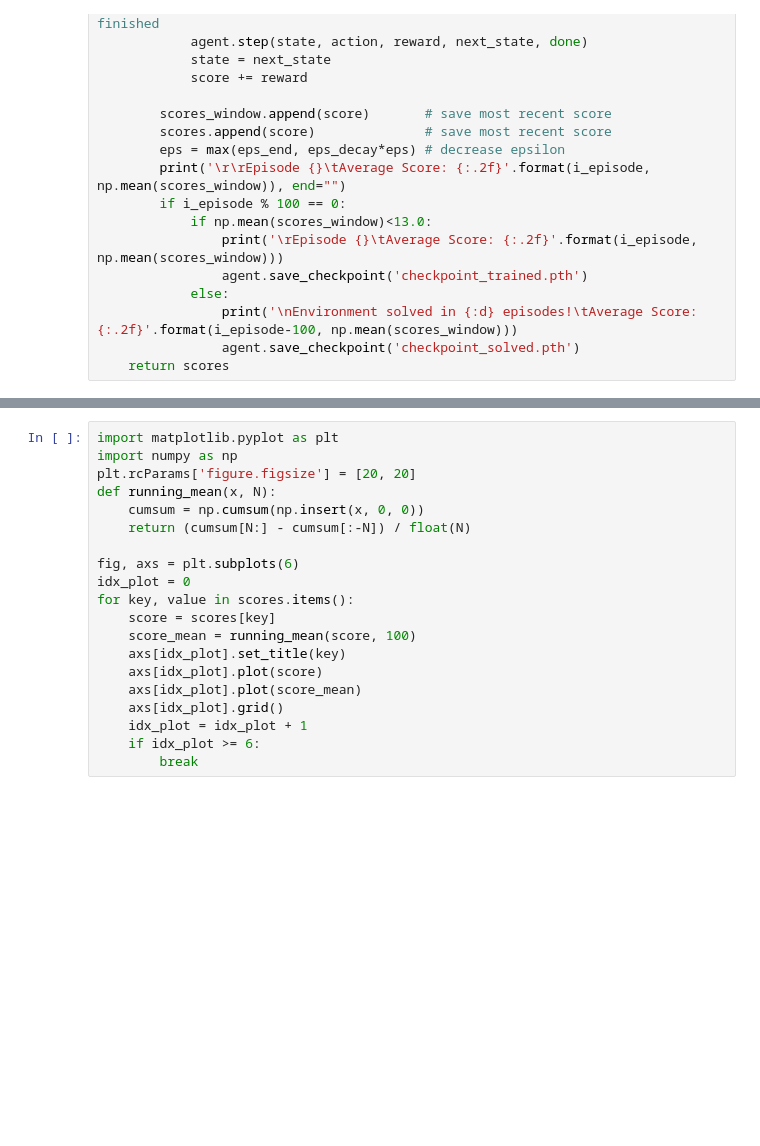
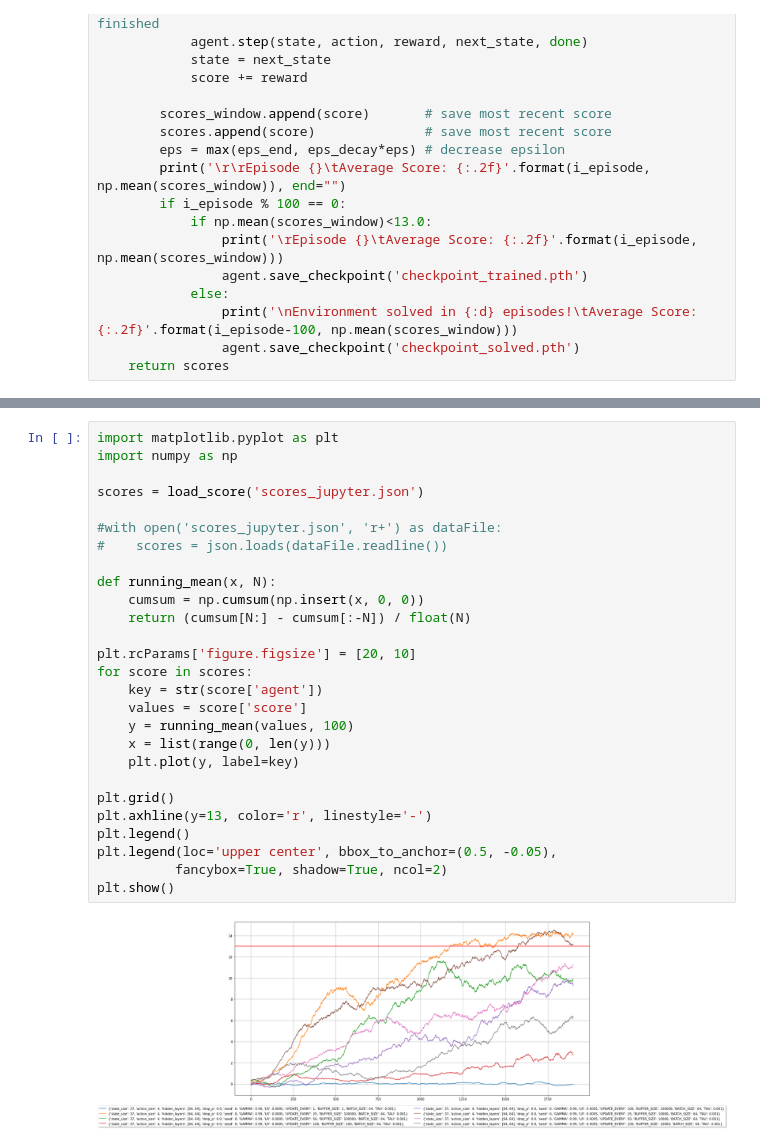
Before and after one commit to maxbader/udacity_drl_p1_navigation, a Jupyter notebook: Navigation.ipynb, the cells around one changed output, grey strips where cells are left out. Drawn from its saved outputs; the diff is of its cells as text; blank space fills up the shorter version.

```diff
--- a/Navigation.ipynb
+++ b/Navigation.ipynb
@@ -207,20 +276,29 @@ save_score(scores, 'scores_jupyter.json')
-# %%
-import matplotlib.pyplot as plt
-import numpy as np
-plt.rcParams['figure.figsize'] = [20, 20]
-def running_mean(x, N):
-    cumsum = np.cumsum(np.insert(x, 0, 0))
-    return (cumsum[N:] - cumsum[:-N]) / float(N)
-
-fig, axs = plt.subplots(6)
-idx_plot = 0
-for key, value in scores.items():
-    score = scores[key]
-    score_mean = running_mean(score, 100)
-    axs[idx_plot].set_title(key)
-    axs[idx_plot].plot(score)
-    axs[idx_plot].plot(score_mean)
-    axs[idx_plot].grid()
-    idx_plot = idx_plot + 1
-    if idx_plot >= 6:
-        break
+# %%
+import matplotlib.pyplot as plt
+import numpy as np
+
+scores = load_score('scores_jupyter.json')
+
+#with open('scores_jupyter.json', 'r+') as dataFile:
+#    scores = json.loads(dataFile.readline())
+
+def running_mean(x, N):
+    cumsum = np.cumsum(np.insert(x, 0, 0))
+    return (cumsum[N:] - cumsum[:-N]) / float(N)
+
+plt.rcParams['figure.figsize'] = [20, 10]
+for score in scores:
+    key = str(score['agent'])
+    values = score['score']
+    y = running_mean(values, 100)
+    x = list(range(0, len(y)))
+    plt.plot(y, label=key)
+
+plt.grid()
+plt.axhline(y=13, color='r', linestyle='-')
+plt.legend()
+plt.legend(loc='upper center', bbox_to_anchor=(0.5, -0.05),
+          fancybox=True, shadow=True, ncol=2)
+plt.show()
+# %% [output]
+[figure, added]
```
Also changed, not shown: parts of 3 cells of this notebook.
